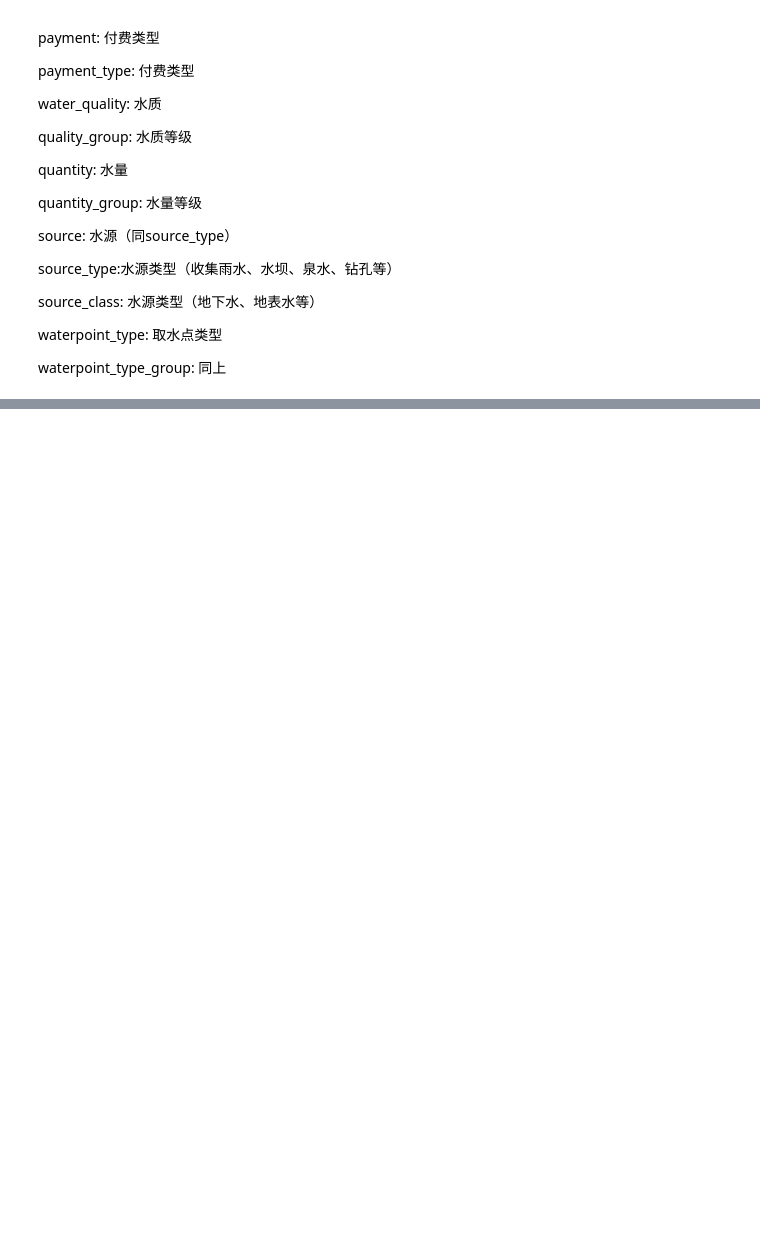
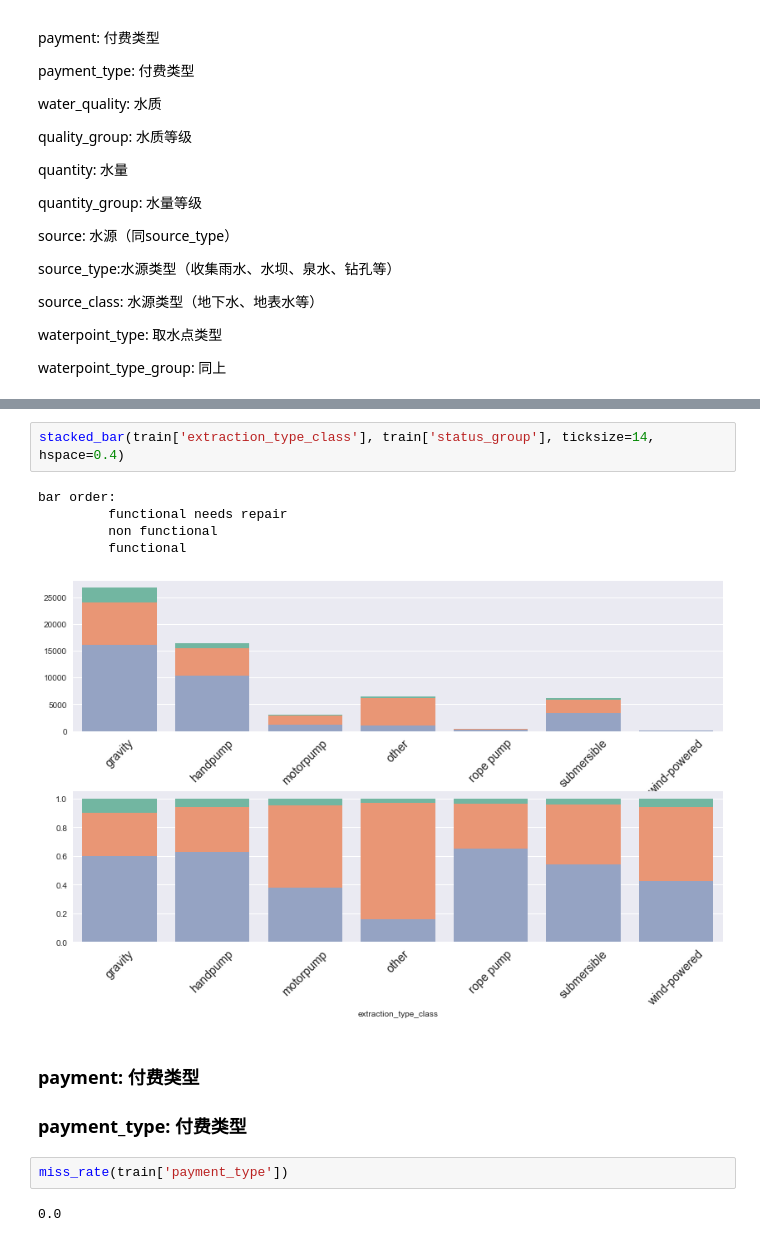
Before and after one commit to shenc3/drivendata-nb, a Jupyter notebook: pumpItUp/PumpItUp.ipynb, the cells around one changed output, grey strips where cells are left out. Saved outputs shown, nothing was run; the diff lists cells and outputs as text; blank space fills up the shorter version.

```diff
--- a/pumpItUp/PumpItUp.ipynb
+++ b/pumpItUp/PumpItUp.ipynb
@@ -582,0 +728,15 @@ waterpoint_type_group: 同上
+# %%
+stacked_bar(train['extraction_type_class'], train['status_group'], ticksize=14, hspace=0.4)
+# %% [output]
+bar order:
+         functional needs repair
+         non functional
+         functional
+[figure, added]
+# %% [markdown]
+### payment: 付费类型
+### payment_type: 付费类型
+# %%
+miss_rate(train['payment_type'])
+# %% [output]
+0.0
```
Also changed, not shown: parts of 43 cells of this notebook.
